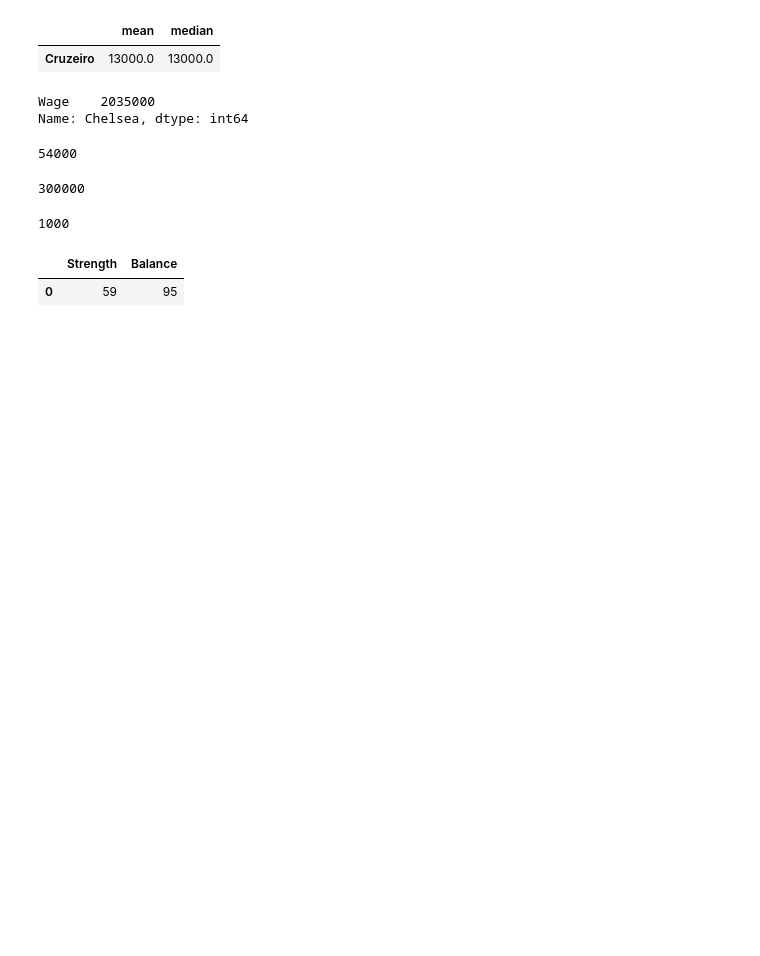
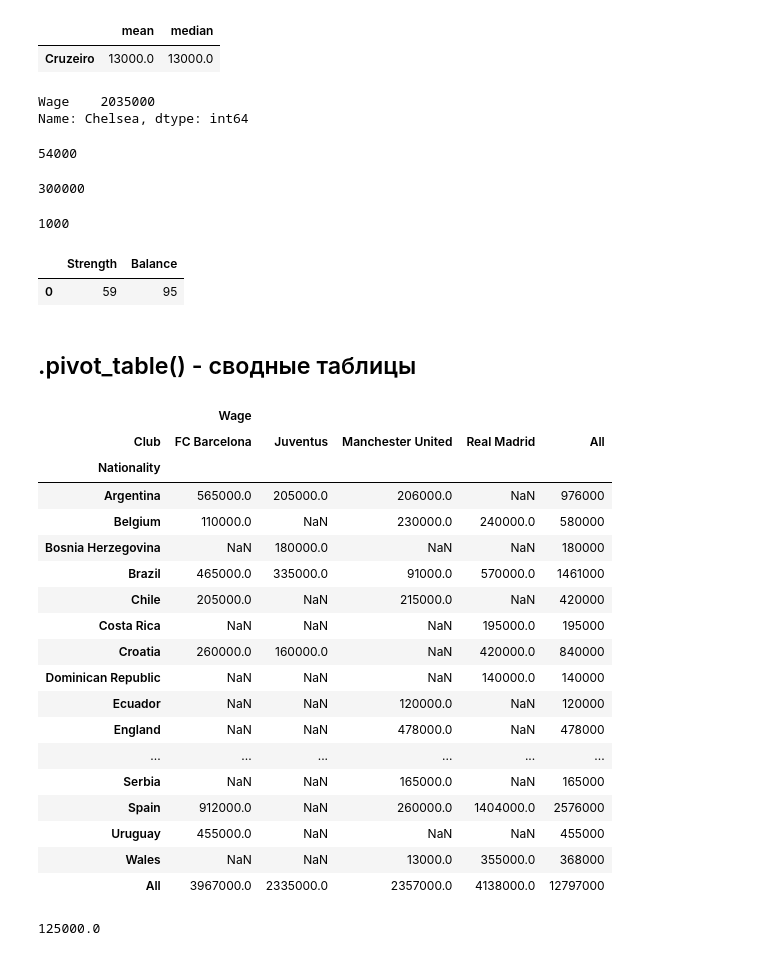
Before and after one commit to demyanchenko/skillfactory, a Jupyter notebook: Lessons_code/PYTHON-6. Методы группировки данных.ipynb, the cells around one changed output. Cells and saved outputs as stored; diff of their text form; code cells hidden in the pictures; blank space fills up the shorter version.

```diff
--- a/Lessons_code/PYTHON-6. Методы группировки данных.ipynb
+++ b/Lessons_code/PYTHON-6. Методы группировки данных.ipynb
@@ -511,3 +511,51 @@ df[(df['Nationality'] == 'Argentina') & (df['Club'] == 'FC Barcelona')][['Streng
 # %% [output]
 |  | Strength | Balance |
 | 0 | 59 | 95 |
+# %% [markdown]
+## .pivot_table() - cводные таблицы
+# %%
+'''
+values - имя параметра, по которому нам нужно строить сводные данные, применяя агрегирующую функцию сумма.
+index - имя колонки, данные которой будут представлены строками сводной таблицы.
+columns - имя колонки, которая будет столбцом
+aggfunc - имя функций, применяемую к значению
+margins - Добавляет строку "Итого" (True / False)
+fill_value - значение, которым нужно заполнить все NaN
+'''
+pivot = df.loc[df['Club'].isin(['FC Barcelona','Real Madrid','Juventus','Manchester United'])].pivot_table(
+    values=['Wage'],
+    index=['Nationality'],
+    columns=['Club'],
+    aggfunc='sum',
+    margins=True)
+display(pivot)
+# %% [output]
+|  | Wage |  |  |  |  |
+| Club | FC Barcelona | Juventus | Manchester United | Real Madrid | All |
+| Nationality |  |  |  |  |  |
+| Argentina | 565000.0 | 205000.0 | 206000.0 | NaN | 976000 |
+| Belgium | 110000.0 | NaN | 230000.0 | 240000.0 | 580000 |
+| Bosnia Herzegovina | NaN | 180000.0 | NaN | NaN | 180000 |
+| Brazil | 465000.0 | 335000.0 | 91000.0 | 570000.0 | 1461000 |
+| Chile | 205000.0 | NaN | 215000.0 | NaN | 420000 |
+| Costa Rica | NaN | NaN | NaN | 195000.0 | 195000 |
+| Croatia | 260000.0 | 160000.0 | NaN | 420000.0 | 840000 |
+| Dominican Republic | NaN | NaN | NaN | 140000.0 | 140000 |
+| Ecuador | NaN | NaN | 120000.0 | NaN | 120000 |
+| England | NaN | NaN | 478000.0 | NaN | 478000 |
+| ... | ... | ... | ... | ... | ... |
+| Serbia | NaN | NaN | 165000.0 | NaN | 165000 |
+| Spain | 912000.0 | NaN | 260000.0 | 1404000.0 | 2576000 |
+| Uruguay | 455000.0 | NaN | NaN | NaN | 455000 |
+| Wales | NaN | NaN | 13000.0 | 355000.0 | 368000 |
+| All | 3967000.0 | 2335000.0 | 2357000.0 | 4138000.0 | 12797000 |
+# %%
+# Сводная таблица, показывающая максимальные зарплаты игроков на разных позициях, играющих за разные клубы,
+# была создана с помощью кода:
+df2 = df.pivot_table(columns = 'Position', index = 'Club', values = 'Wage', aggfunc = 'max')
+
+# С помощью какого кода можно получить из этой таблицы информацию о максимальной зарплате вратаря (GK),
+# играющего за футбольный клуб "Manchester City"?
+df2.loc['Manchester City']['GK']
+# %% [output]
+125000.0
```
Also changed, not shown: parts of 9 cells of this notebook.
